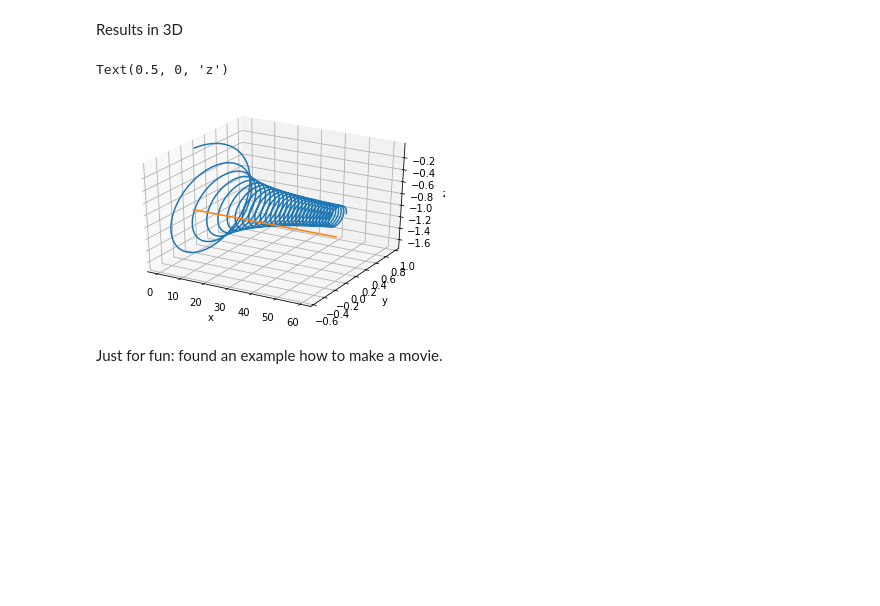
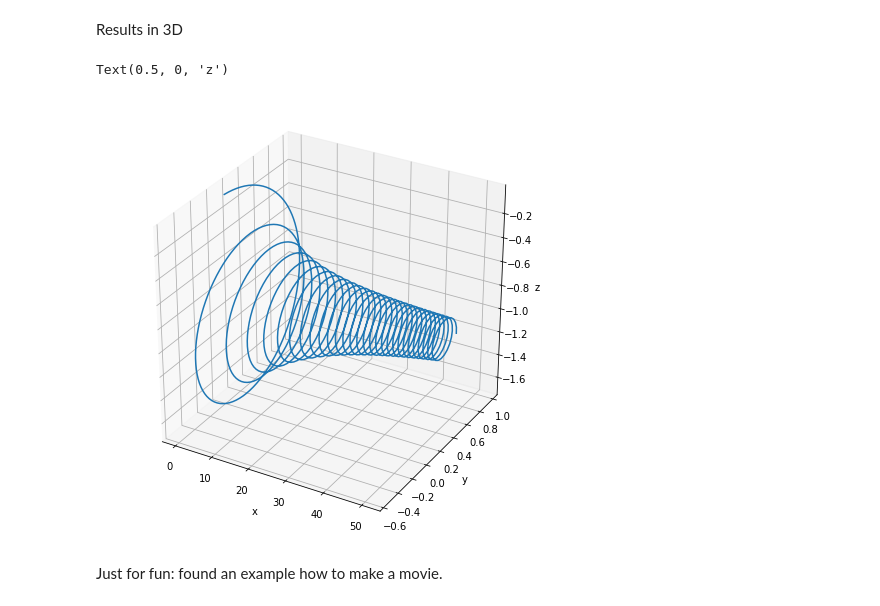
Before and after one commit to marcinwolter/GammaFactory, a Jupyter notebook: tracks_in_magnetic_field.ipynb, the cells around one changed output. Saved outputs shown, nothing was run; the diff lists cells and outputs as text; code cells hidden in the pictures; blank space fills up the shorter version.

```diff
--- a/tracks_in_magnetic_field.ipynb
+++ b/tracks_in_magnetic_field.ipynb
@@ -82,23 +83,24 @@ Results in 3D
 import matplotlib as mpl
 # %%
 from mpl_toolkits.mplot3d import Axes3D
-fig = plt.figure()
+fig = plt.figure(figsize=(8,8))
 ax = fig.add_subplot(111, projection='3d')
 ax.plot3D(positions[:, 0], positions[:, 1], positions[:, 2])
-
+'''
 B1 = np.array([x0[0], x0[1], -1])
 B2 = np.array([60, 0, 0])
 B_axis = np.vstack((B1, B1 + B2))
 ax.plot3D(B_axis[:, 0],
          B_axis[:, 1],
          B_axis[:, 2])
+'''
 plt.xlabel('x')
 plt.ylabel('y')
 ax.set_zlabel('z')
 #ax.text3D((B1 + B2)[0], (B1 + B2)[1], (B1 + B2)[2], "B field")
 # %% [output]
 Text(0.5, 0, 'z')
-[figure, old version]
+[figure, new version]
 # %% [markdown]
 Just for fun: found an example how to make a movie.
 # %%
```
Also changed, not shown: parts of 2 cells of this notebook.
